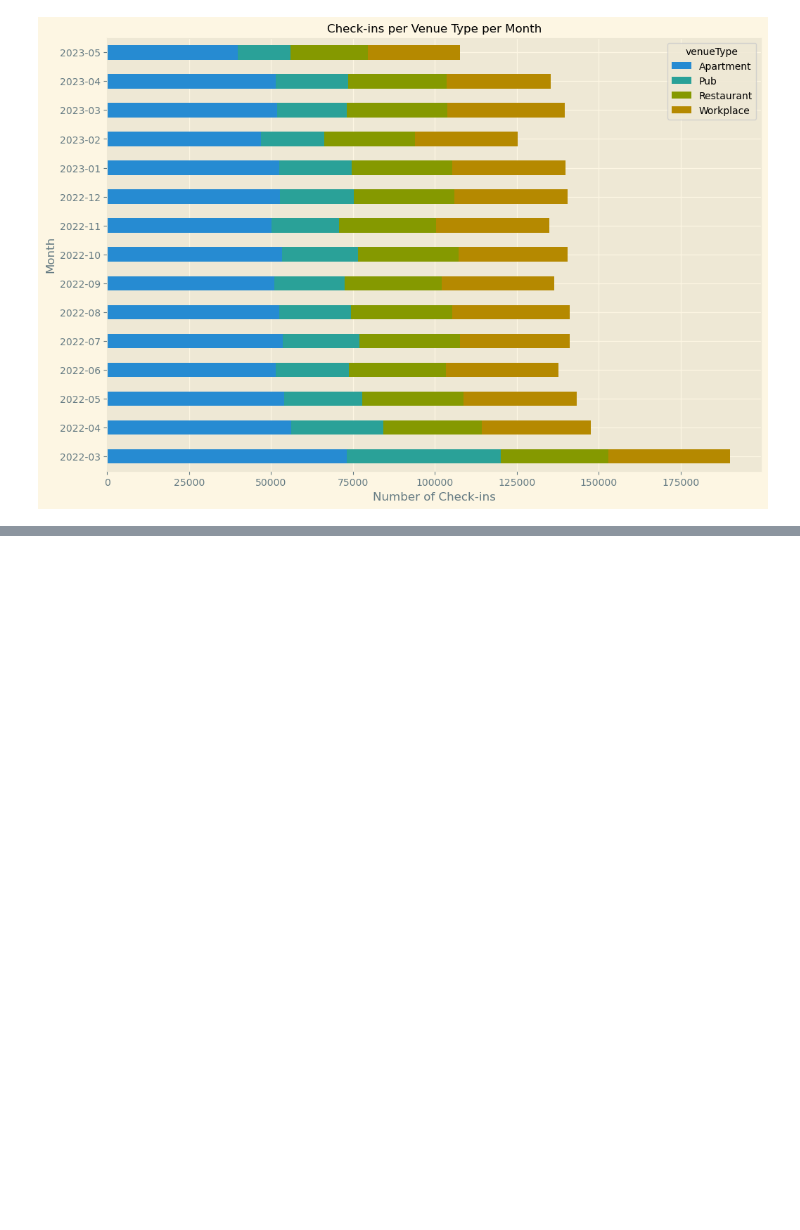
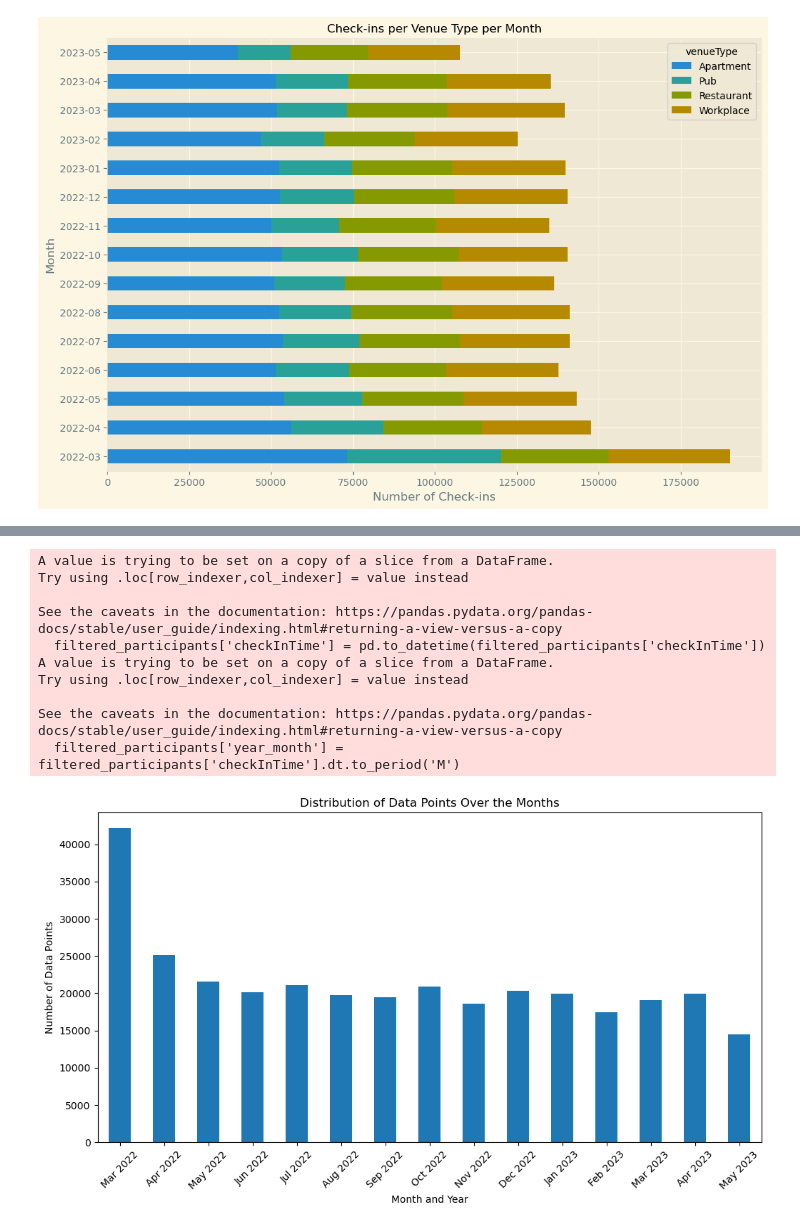
Before and after one commit to olvard/VAST2022, a Jupyter notebook: Task4/task4notebook.ipynb, the cells around one changed output, grey strips where cells are left out. Cells and saved outputs as stored; diff of their text form; code cells hidden in the pictures; blank space fills up the shorter version.

```diff
--- a/Task4/task4notebook.ipynb
+++ b/Task4/task4notebook.ipynb
@@ -82,0 +128,48 @@ plt.show()
+# %%
+import pandas as pd
+import numpy as np
+import matplotlib.pyplot as plt
+
+# Read the CSV file
+participants = pd.read_csv('../Datasets/Journals/TravelJournal.csv')
+
+# Drop unnecessary columns
+participants.drop(['travelStartLocationId', 'travelEndTime', 'travelEndLocationId', 'travelStartTime', 'checkOutTime', 'startingBalance', 'endingBalance'], axis=1, inplace=True)
+
+# Filter rows where 'purpose' is social
+filtered_participants = participants[participants['purpose'] == 'Recreation (Social Gathering)']
+
+# Convert 'travelStartTime' to datetime
+filtered_participants['checkInTime'] = pd.to_datetime(filtered_participants['checkInTime'])
+
+# Filter out 1 random participant ID
+# random_participant_id = filtered_participants['participantId'].sample(n=1).iloc[0]
+# print(random_participant_id)
+# filtered_participants = filtered_participants[filtered_participants['participantId'] != random_participant_id]
+
+# Extract the month and year from 'travelStartTime'
+filtered_participants['year_month'] = filtered_participants['checkInTime'].dt.to_period('M')
+
+# Visualize the distribution of datapoints over the months
+plt.figure(figsize=(12, 6))
+filtered_participants['year_month'].value_counts().sort_index().plot(kind='bar')
+plt.xlabel('Month and Year')
+plt.ylabel('Number of Data Points')
+plt.title('Distribution of Data Points Over the Months')
+
+# Set custom x-ticks and labels
+date_range = pd.date_range(start='2022-03-01', end='2023-05-31', freq='M')
+plt.xticks(ticks=range(len(date_range)), labels=[date.strftime('%b %Y') for date in date_range], rotation=45)
+plt.show()
+# %% [output]
+A value is trying to be set on a copy of a slice from a DataFrame.
+Try using .loc[row_indexer,col_indexer] = value instead
+
+See the caveats in the documentation: https://pandas.pydata.org/pandas-docs/stable/user_guide/indexing.html#returning-a-view-versus-a-copy
+  filtered_participants['checkInTime'] = pd.to_datetime(filtered_participants['checkInTime'])
+A value is trying to be set on a copy of a slice from a DataFrame.
+Try using .loc[row_indexer,col_indexer] = value instead
+
+See the caveats in the documentation: https://pandas.pydata.org/pandas-docs/stable/user_guide/indexing.html#returning-a-view-versus-a-copy
+  filtered_participants['year_month'] = filtered_participants['checkInTime'].dt.to_period('M')
+[figure, added]
```
Also changed, not shown: parts of 2 cells of this notebook, 19 other files.
